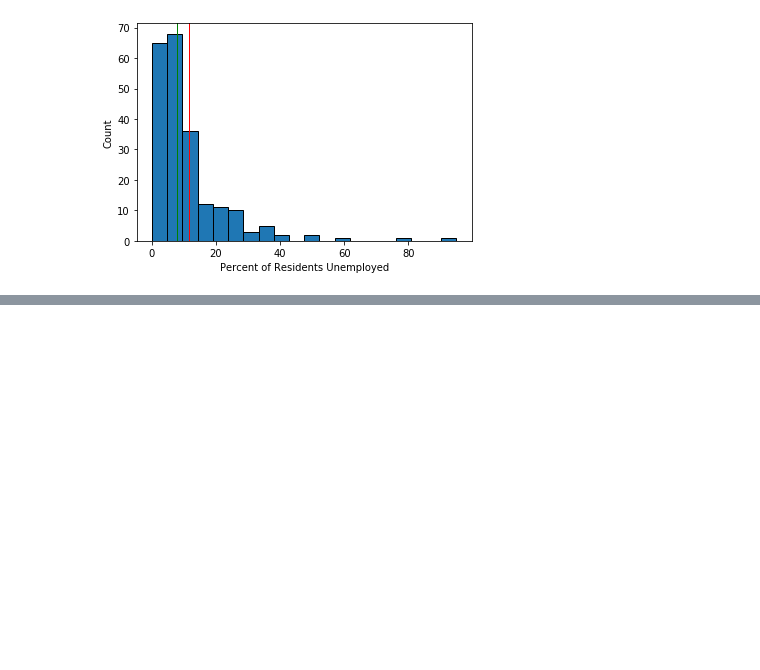
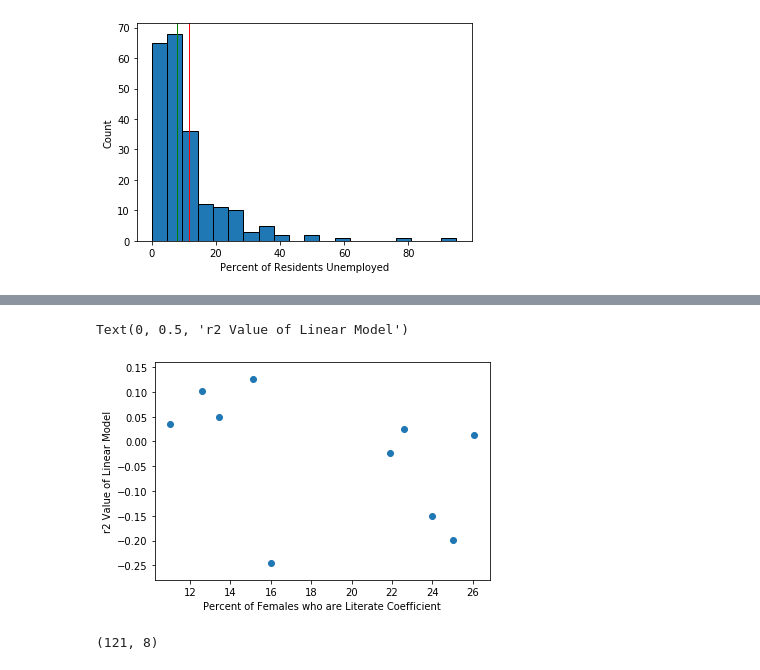
Before and after one commit to eringill/Unemployment_literacy_and_gdp, a Jupyter notebook: Unemployment_literacy_and_gdp.ipynb, the cells around one changed output, grey strips where cells are left out. Cells and saved outputs as stored; diff of their text form; code cells hidden in the pictures; blank space fills up the shorter version.

```diff
--- a/Unemployment_literacy_and_gdp.ipynb
+++ b/Unemployment_literacy_and_gdp.ipynb
@@ -275,0 +287,13 @@ coefs_pivot
+# %%
+plt.scatter(np.abs(coefs_pivot.female_literacy_percent_rate), coefs_pivot.r2)
+plt.xlabel('Percent of Females who are Literate Coefficient')
+plt.ylabel('r2 Value of Linear Model')
+# %% [output]
+Text(0, 0.5, 'r2 Value of Linear Model')
+[figure, added]
+# %%
+#how many observations do we have if we drop all NaNs?
+df_noNaN = df.dropna(how = 'any', axis = 0)
+df_noNaN.shape
+# %% [output]
+(121, 8)
```
Also changed, not shown: parts of 11 cells of this notebook.
